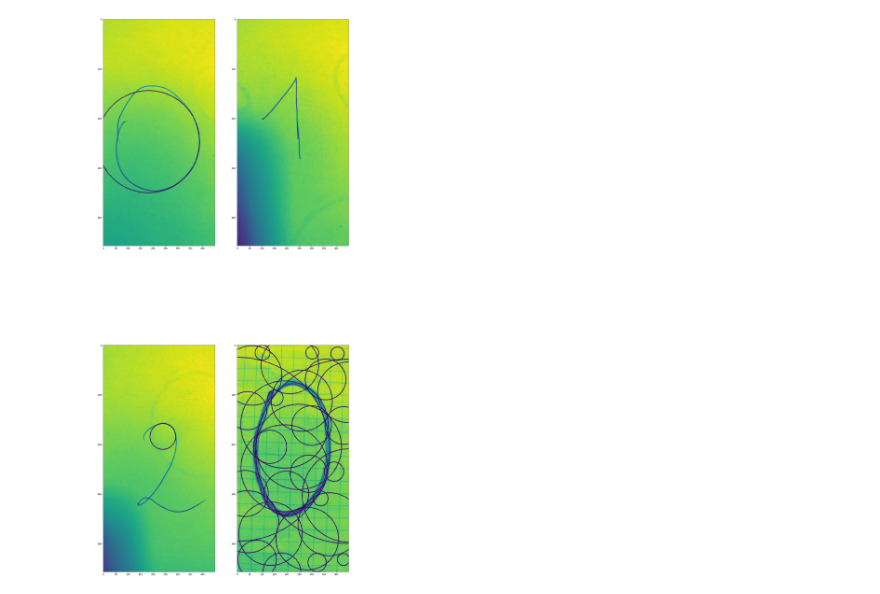
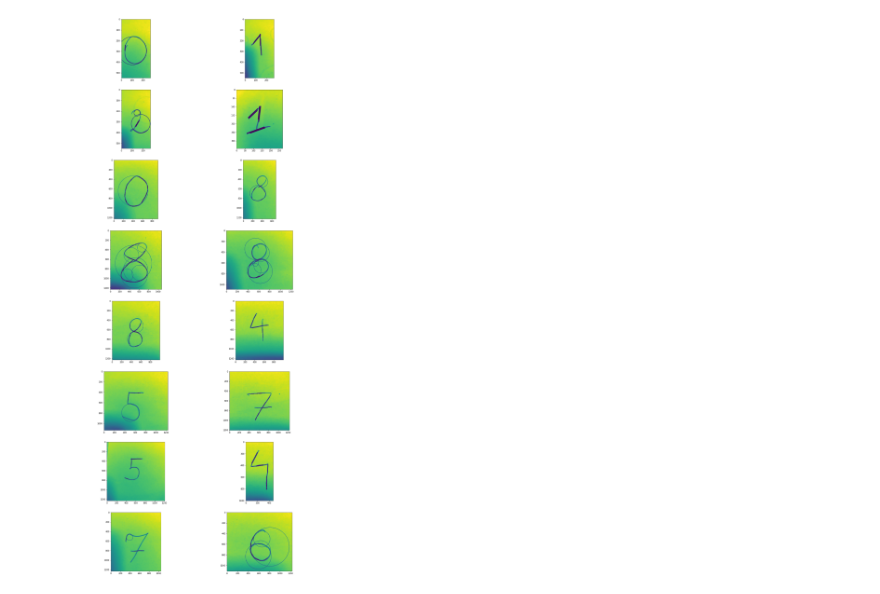
Before and after one commit to Szymon-Krysztopolski/Rozpoznawanie_liczb_ze_zdj, a Jupyter notebook: Calculator.ipynb, the cells around one changed output. Saved outputs shown, nothing was run; the diff lists cells and outputs as text; code cells hidden in the pictures.

Commit message:
+ lines + photos

```diff
--- a/Calculator.ipynb
+++ b/Calculator.ipynb
@@ -4,14 +4,15 @@ import numpy as np
 import cv2
 from skimage import morphology, feature
 
-n=4
+n=16
 plt_m=2
 plt_n=int(n/plt_m)
 fsize=(20,50)
 
-sq1=8
+scale_percent = 60
+
+sq1=5
 sq2=2
-gamma=1.5
 
 pictures=[]
 for i in range(n):
@@ -29,36 +30,51 @@ def main():
     for table in pictures:
         plt.subplot(plt_n,plt_m,sub)
         image=cv2.imread('data/calc_'+table+'.jpg')
+
+        width = int(image.shape[1] * scale_percent / 100)
+        height = int(image.shape[0] * scale_percent / 100)
+        dim = (width, height)
+        image = cv2.resize(image, dim, interpolation = cv2.INTER_AREA)
+
+
         img = cv2.cvtColor(image, cv2.COLOR_BGR2GRAY)
+        #img=cv2.Canny(img,100,200)
 
-        #img = morphology.erosion(img, morphology.square(sq1))
-        #img=(img**gamma).astype(np.uint8)
-        #img = morphology.dilation(img, morphology.square(sq2))
+
+        img = morphology.erosion(img, morphology.square(sq1))
+        img = morphology.dilation(img, morphology.square(sq2))
+        dst = cv2.Canny(img, 50, 200, None, 3)
 
         circles = cv2.HoughCircles(
             img,
             cv2.HOUGH_GRADIENT,
             1,
             100,
             param1=50,
             param2=40,
             minRadius=0,
             maxRadius=0
         )
         if (circles is not None):
             circles = np.uint16(np.around(circles))
             for i in circles[0,:]:
                 # draw the outer circle
                 cv2.circle(img,(i[0],i[1]),i[2],(0,255,0),2)
                 # draw the center of the circle
                 #cv2.circle(img,(i[0],i[1]),2,(0,0,255),3)
 
+        linesP = cv2.HoughLinesP(dst, 1, np.pi / 180, 50, None, 50, 10)
+        if linesP is not None:
+            for i in range(0, len(linesP)):
+                l = linesP[i][0]
+                cv2.line(img, (l[0], l[1]), (l[2], l[3]), (0,0,255), 3, cv2.LINE_AA)
+
         plt.imshow(img)
         sub+=1
     plt.show()
 
 
 if __name__=='__main__':
     main()
 # %% [output]
-[figure, old version]
+[figure, new version]
```
Also changed, not shown: 13 other files.
